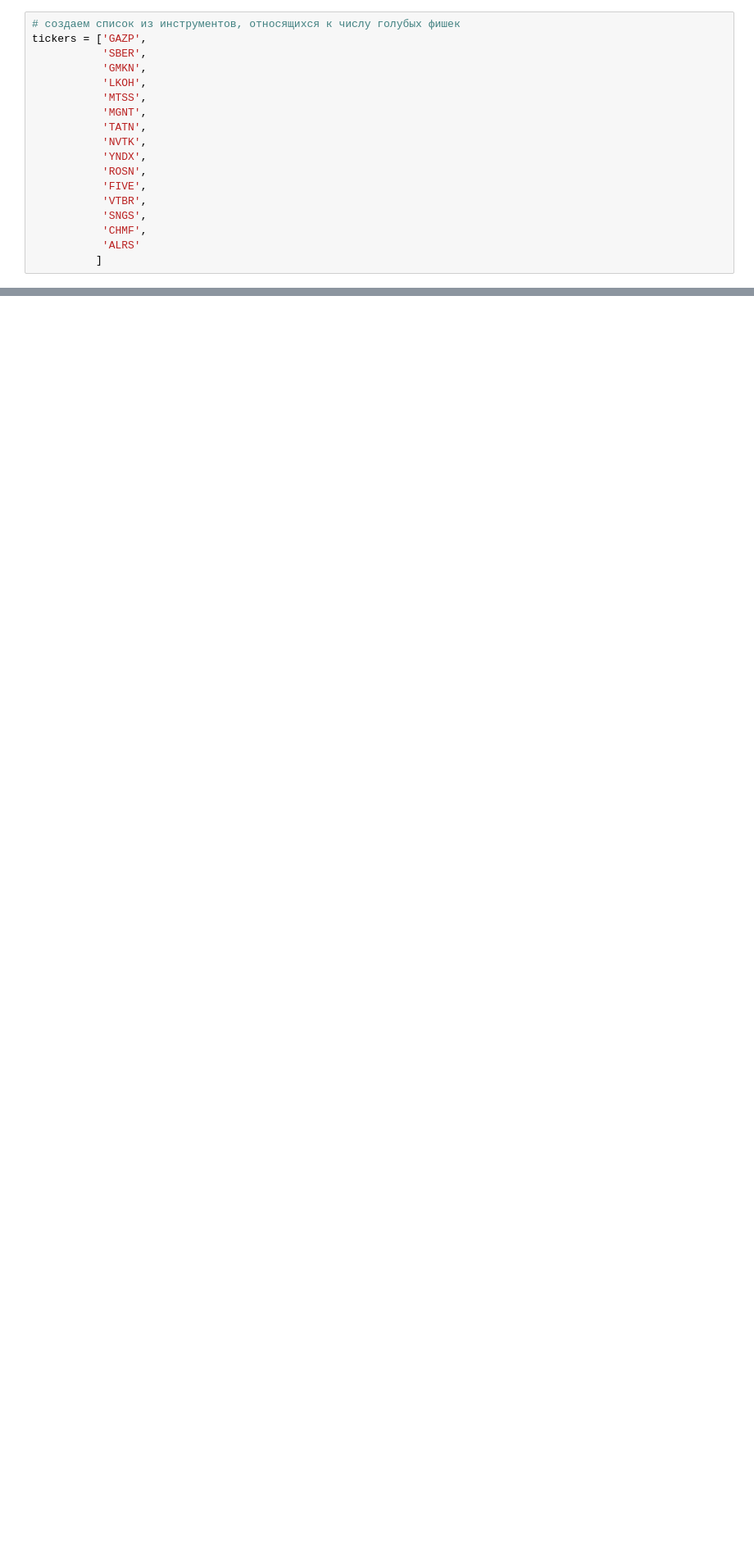
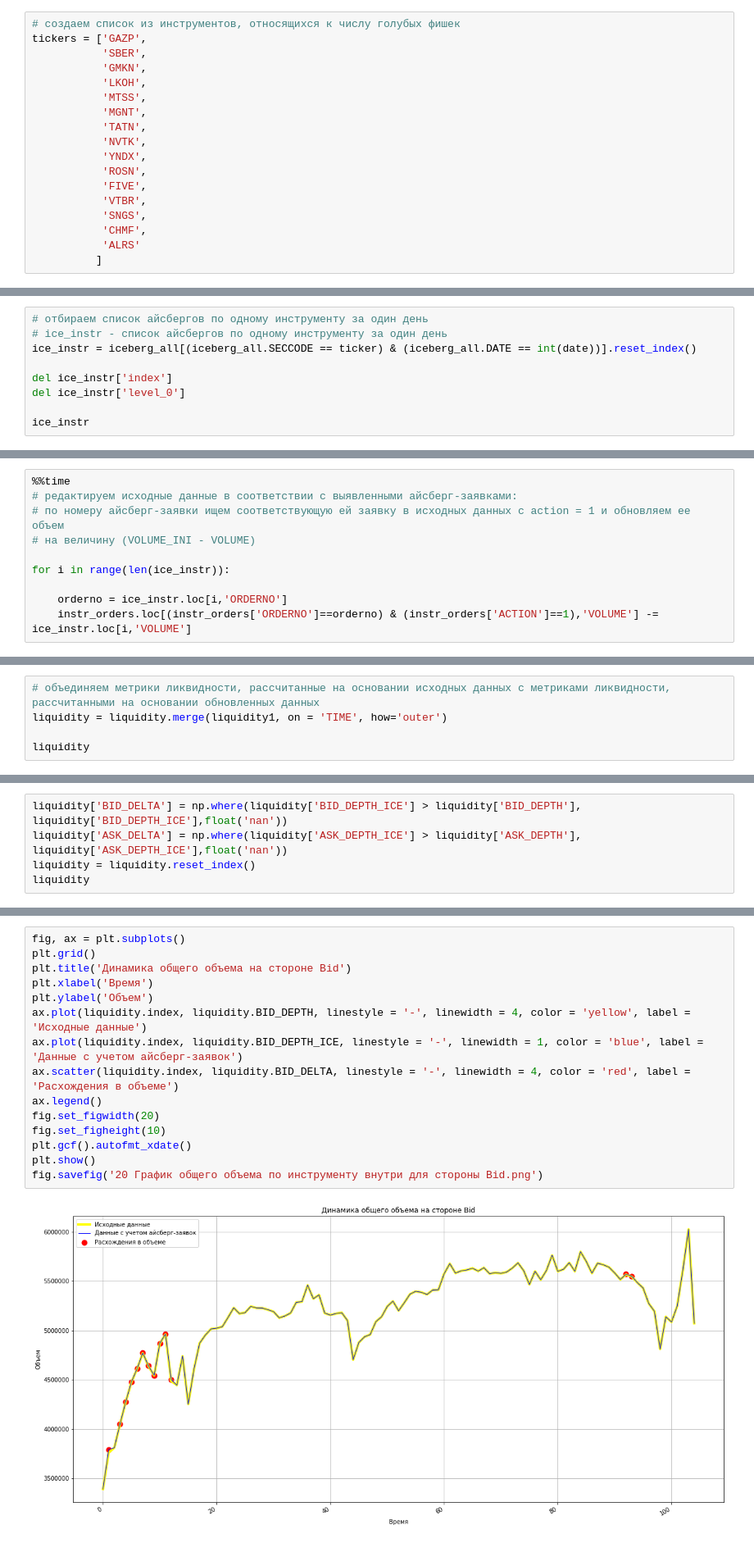
Before and after one commit to katya-luzina/master_thesis, a Jupyter notebook: 2. расчет стакана.ipynb, the cells around one changed output, grey strips where cells are left out. Shown: that part at 82% size. Saved outputs shown, nothing was run; the diff lists cells and outputs as text; blank space fills up the shorter version.

```diff
--- a/2. расчет стакана.ipynb
+++ b/2. расчет стакана.ipynb
@@ -390,0 +260,9 @@ KeyboardInterrupt:
+# %%
+# отбираем список айсбергов по одному инструменту за один день
+# ice_instr - список айсбергов по одному инструменту за один день
+ice_instr = iceberg_all[(iceberg_all.SECCODE == ticker) & (iceberg_all.DATE == int(date))].reset_index()
+
+del ice_instr['index']
+del ice_instr['level_0']
+
+ice_instr
@@ -390,0 +283,10 @@ KeyboardInterrupt:
+# %%
+%%time
+# редактируем исходные данные в соответствии с выявленными айсберг-заявками:
+# по номеру айсберг-заявки ищем соответствующую ей заявку в исходных данных с action = 1 и обновляем ее объем
+# на величину (VOLUME_INI - VOLUME)
+
+for i in range(len(ice_instr)):
+
+    orderno = ice_instr.loc[i,'ORDERNO']
+    instr_orders.loc[(instr_orders['ORDERNO']==orderno) & (instr_orders['ACTION']==1),'VOLUME'] -= ice_instr.loc[i,'VOLUME']
@@ -390,0 +348,5 @@ KeyboardInterrupt:
+# %%
+# объединяем метрики ликвидности, рассчитанные на основании исходных данных с метриками ликвидности, рассчитанными на основании обновленных данных
+liquidity = liquidity.merge(liquidity1, on = 'TIME', how='outer')
+
+liquidity
@@ -390,0 +367,5 @@ KeyboardInterrupt:
+# %%
+liquidity['BID_DELTA'] = np.where(liquidity['BID_DEPTH_ICE'] > liquidity['BID_DEPTH'], liquidity['BID_DEPTH_ICE'],float('nan'))
+liquidity['ASK_DELTA'] = np.where(liquidity['ASK_DEPTH_ICE'] > liquidity['ASK_DEPTH'], liquidity['ASK_DEPTH_ICE'],float('nan'))
+liquidity = liquidity.reset_index()
+liquidity
@@ -390,0 +390,17 @@ KeyboardInterrupt:
+# %%
+fig, ax = plt.subplots()
+plt.grid()
+plt.title('Динамика общего объема на стороне Bid')
+plt.xlabel('Время')
+plt.ylabel('Объем')
+ax.plot(liquidity.index, liquidity.BID_DEPTH, linestyle = '-', linewidth = 4, color = 'yellow', label = 'Исходные данные')
+ax.plot(liquidity.index, liquidity.BID_DEPTH_ICE, linestyle = '-', linewidth = 1, color = 'blue', label = 'Данные с учетом айсберг-заявок')
+ax.scatter(liquidity.index, liquidity.BID_DELTA, linestyle = '-', linewidth = 4, color = 'red', label = 'Расхождения в объеме')
+ax.legend()
+fig.set_figwidth(20)
+fig.set_figheight(10)
+plt.gcf().autofmt_xdate()
+plt.show()
+fig.savefig('20 График общего объема по инструменту внутри для стороны Bid.png')
+# %% [output]
+[figure, added]
```
Also changed, not shown: parts of 55 cells of this notebook.
